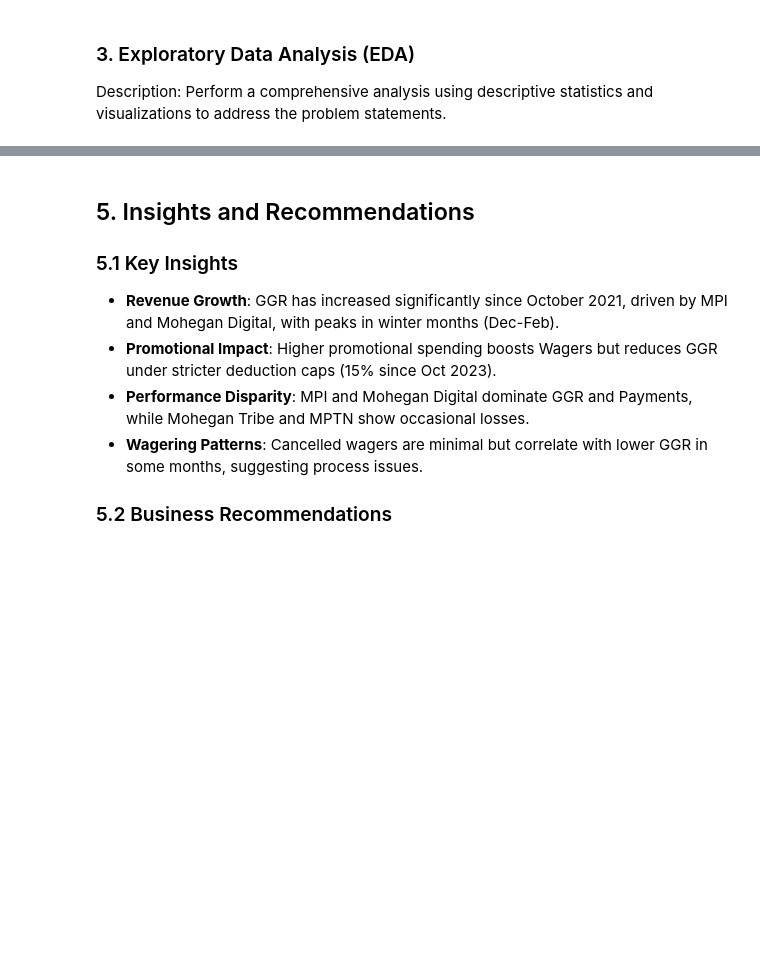
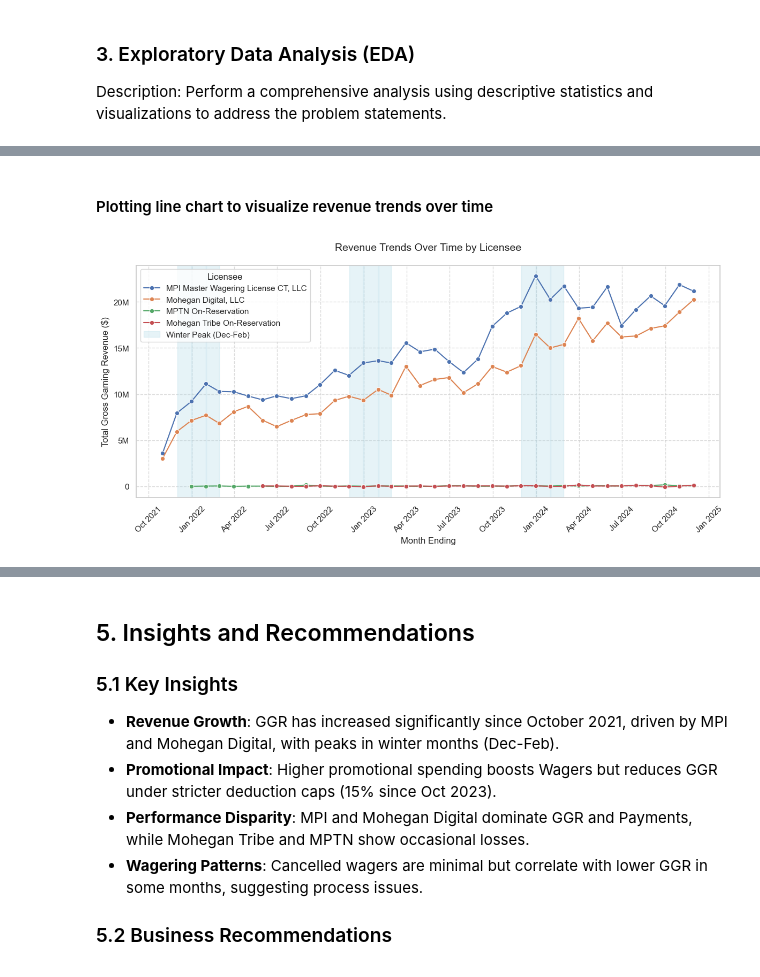
Before and after one commit to Phionanamugga/EDA_Tax_returns, a Jupyter notebook: casino_tax_returns.ipynb, the cells around one changed output, grey strips where cells are left out. Saved outputs shown, nothing was run; the diff lists cells and outputs as text; code cells hidden in the pictures; blank space fills up the shorter version.

```diff
--- a/casino_tax_returns.ipynb
+++ b/casino_tax_returns.ipynb
@@ -434,0 +381,53 @@ Average Annual GGR Growth: 28.67%
+# %% [markdown]
+#### Plotting line chart to visualize revenue trends over time
+# %%
+# Grouping by 'Month Ending' and 'Licensee' to calculate total GGR for each licensee over time
+ggr_trends = df.groupby(['Month Ending', 'Licensee'])['Total Gross Gaming Revenue'].sum().reset_index()
+
+# Creating the line plot
+plt.figure(figsize=(12, 6))
+sns.lineplot(data=ggr_trends, x='Month Ending', y='Total Gross Gaming Revenue', hue='Licensee', marker='o')
+
+# Customizing the plot
+plt.title('Revenue Trends Over Time by Licensee', fontsize=14, pad=20)
+plt.xlabel('Month Ending', fontsize=12)
+plt.ylabel('Total Gross Gaming Revenue ($)', fontsize=12)
+
+# Format the x-axis to show dates in slanting format
+plt.gca().xaxis.set_major_locator(mdates.MonthLocator(interval=3))  # Show every 3rd month
+plt.gca().xaxis.set_major_formatter(mdates.DateFormatter('%b %Y'))  # Format as 'Month Year'
+plt.xticks(rotation=45)
+
+# Format the y-axis for large values (e.g., millions)
+plt.gca().yaxis.set_major_formatter(plt.FuncFormatter(lambda x, _: f'{int(x/1e6)}M' if x >= 1e6 else f'{int(x)}'))
+
+# Highlighting seasonal peaks (Dec-Feb)
+winter_months = [(12, 1, 2)]  # December, January, February
+years = ggr_trends['Month Ending'].dt.year.unique()  # Get unique years in the dataset
+
+# Add shaded regions for winter periods (Dec-Feb)
+for year in years:
+    for month in [12, 1, 2]:
+        # For December, shade the entire month
+        if month == 12:
+            start_date = pd.Timestamp(year=year, month=month, day=1)
+            end_date = pd.Timestamp(year=year, month=month, day=31)
+        else:
+            # For January and February, shade the entire month in the next year
+            start_date = pd.Timestamp(year=year if month != 12 else year + 1, month=month, day=1)
+            end_date = pd.Timestamp(year=year if month != 12 else year + 1, month=month, day=28 if month == 2 else 31)
+
+        # Only shade if the date range is within the dataset's range
+        if start_date >= ggr_trends['Month Ending'].min() and end_date <= ggr_trends['Month Ending'].max():
+            plt.axvspan(start_date, end_date, color='lightblue', alpha=0.3, label='Winter Peak (Dec-Feb)' if year == years[0] and month == 12 else "")
+
+# Add annotations for clarity
+plt.legend(title='Licensee', loc='upper left')
+plt.grid(True, linestyle='--', alpha=0.7)
+plt.tight_layout()
+
+# Step 6: Save the plot for inclusion in the PowerPoint
+plt.savefig('ggr_trends_over_time.png', dpi=300, bbox_inches='tight')
+plt.show()
+# %% [output]
+[figure, added]
```
Also changed, not shown: parts of 53 cells of this notebook, 5 other files.
